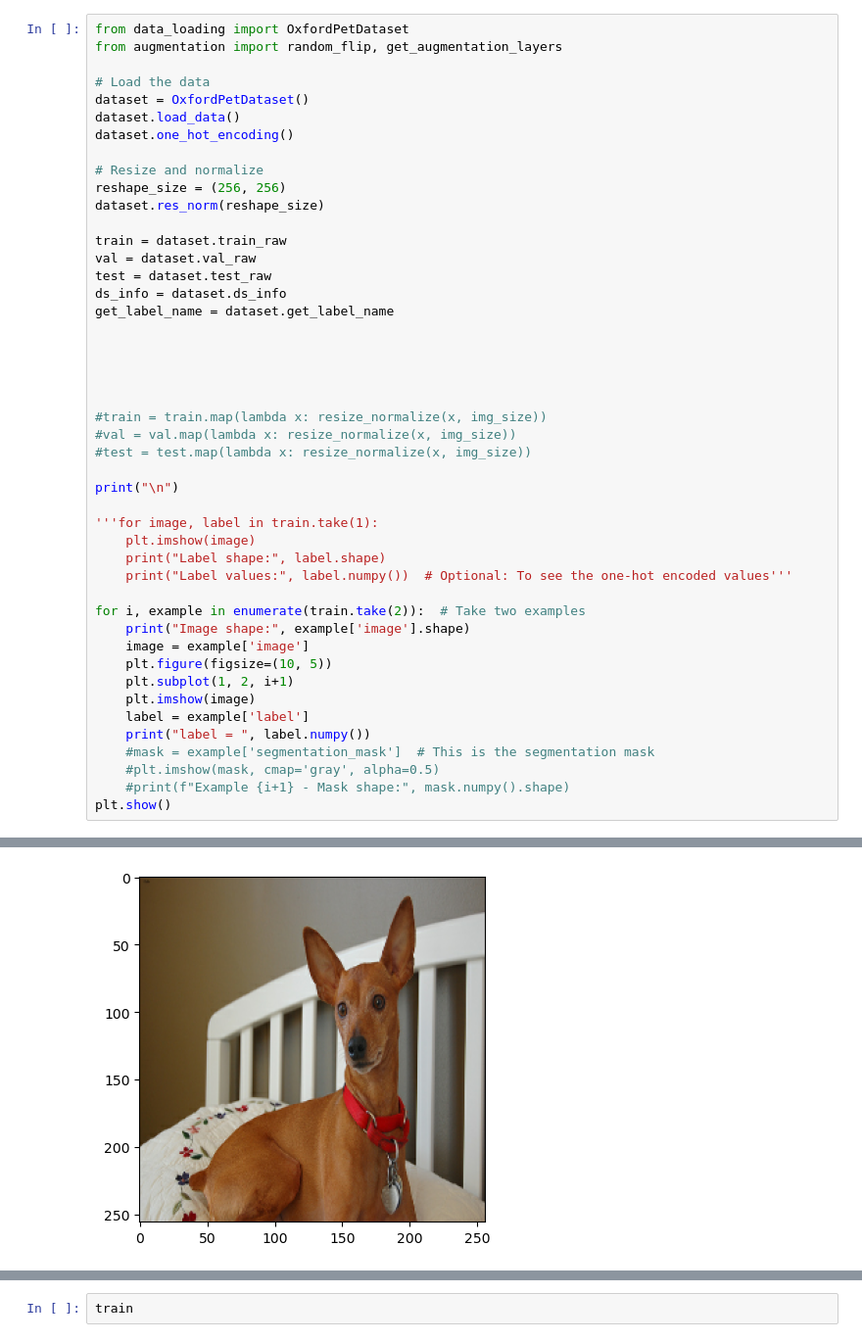
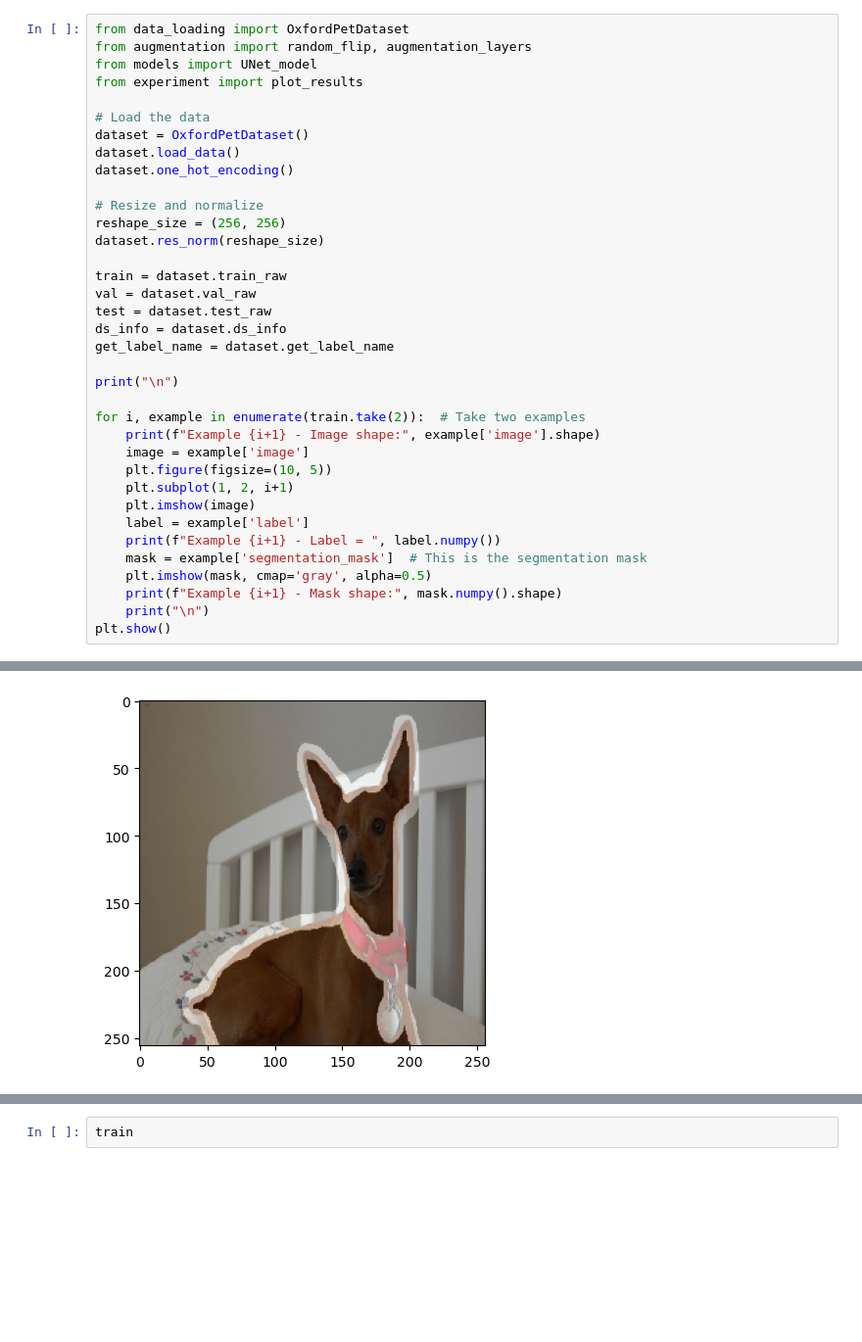
Before and after one commit to vidiasgiannis/CV_Segmentation_Mask_Modelling, a Jupyter notebook: src/main.ipynb, the cells around one changed output, grey strips where cells are left out. Shown at 98% size. Cells and saved outputs as stored; diff of their text form; blank space fills up the shorter version.

```diff
--- a/src/main.ipynb
+++ b/src/main.ipynb
@@ -20,7 +20,9 @@ E0000 00:00:1739467067.400413   34054 cuda_blas.cc:1418] Unable to register cuBL
 To enable the following instructions: AVX2 AVX512F AVX512_VNNI FMA, in other operations, rebuild TensorFlow with the appropriate compiler flags.
 # %%
 from data_loading import OxfordPetDataset
-from augmentation import random_flip, get_augmentation_layers
+from augmentation import random_flip, augmentation_layers
+from models import UNet_model
+from experiment import plot_results
 
 # Load the data
 dataset = OxfordPetDataset()
@@ -37,31 +39,19 @@ test = dataset.test_raw
 ds_info = dataset.ds_info
 get_label_name = dataset.get_label_name
 
-
-
-
-
-#train = train.map(lambda x: resize_normalize(x, img_size))
-#val = val.map(lambda x: resize_normalize(x, img_size))
-#test = test.map(lambda x: resize_normalize(x, img_size))
-
 print("\n")
 
-'''for image, label in train.take(1):
-    plt.imshow(image)
-    print("Label shape:", label.shape)
-    print("Label values:", label.numpy())  # Optional: To see the one-hot encoded values'''
-
 for i, example in enumerate(train.take(2)):  # Take two examples
-    print("Image shape:", example['image'].shape)
+    print(f"Example {i+1} - Image shape:", example['image'].shape)
     image = example['image']
     plt.figure(figsize=(10, 5))
     plt.subplot(1, 2, i+1)
     plt.imshow(image)
     label = example['label']
-    print("label = ", label.numpy())
-    #mask = example['segmentation_mask']  # This is the segmentation mask
-    #plt.imshow(mask, cmap='gray', alpha=0.5)
-    #print(f"Example {i+1} - Mask shape:", mask.numpy().shape)
+    print(f"Example {i+1} - Label = ", label.numpy())
+    mask = example['segmentation_mask']  # This is the segmentation mask
+    plt.imshow(mask, cmap='gray', alpha=0.5)
+    print(f"Example {i+1} - Mask shape:", mask.numpy().shape)
+    print("\n")
 plt.show()
 # %% [output]
@@ -81 +75 @@ label =  [0. 0. 0. 0. 0. 0. 0. 0. 0. 0. 0. 0. 0. 1. 0. 0. 0. 0. 0. 0. 0. 0. 0. 0
-[figure, old version]
+[figure, new version]
```
Also changed, not shown: parts of 7 cells of this notebook, 3 other files.
